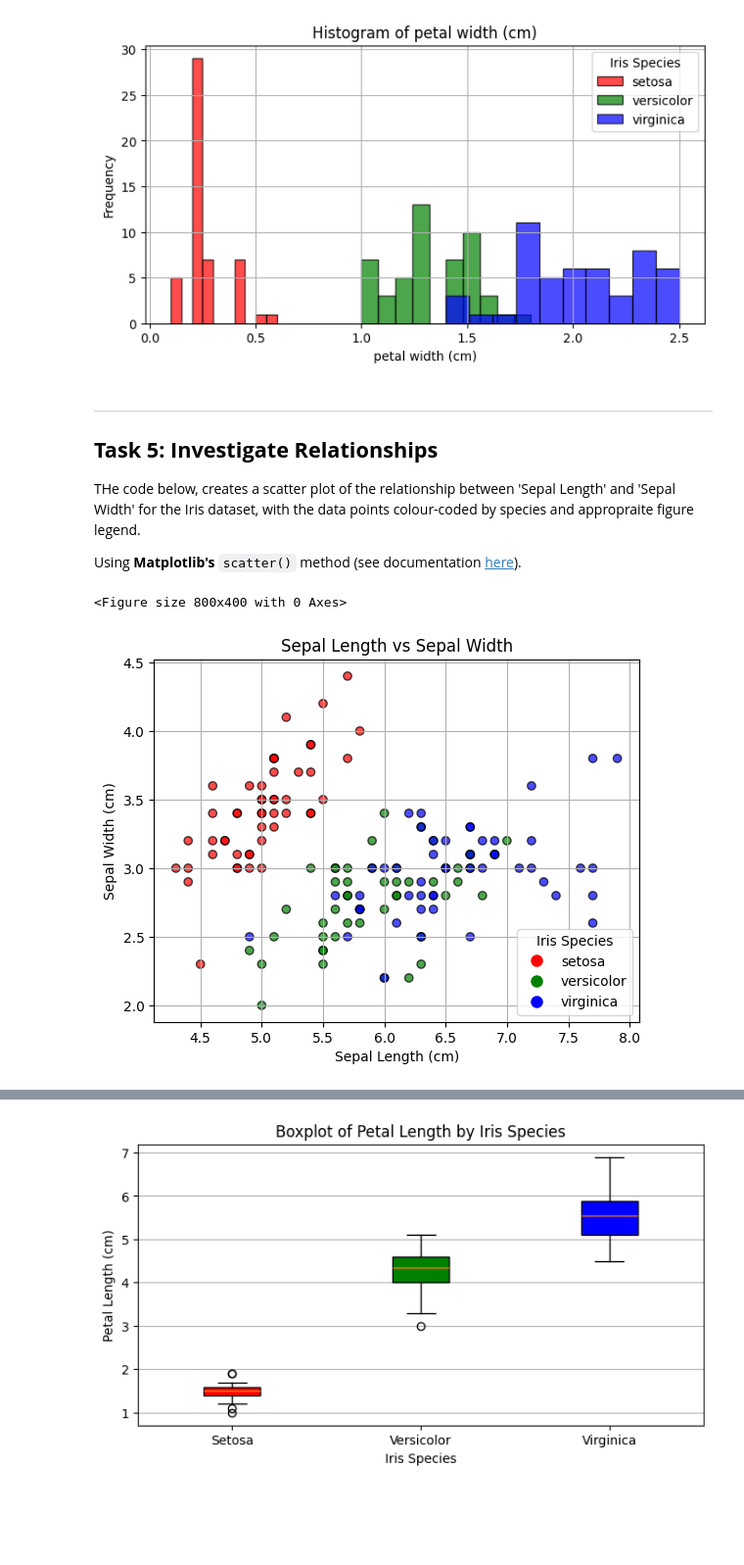
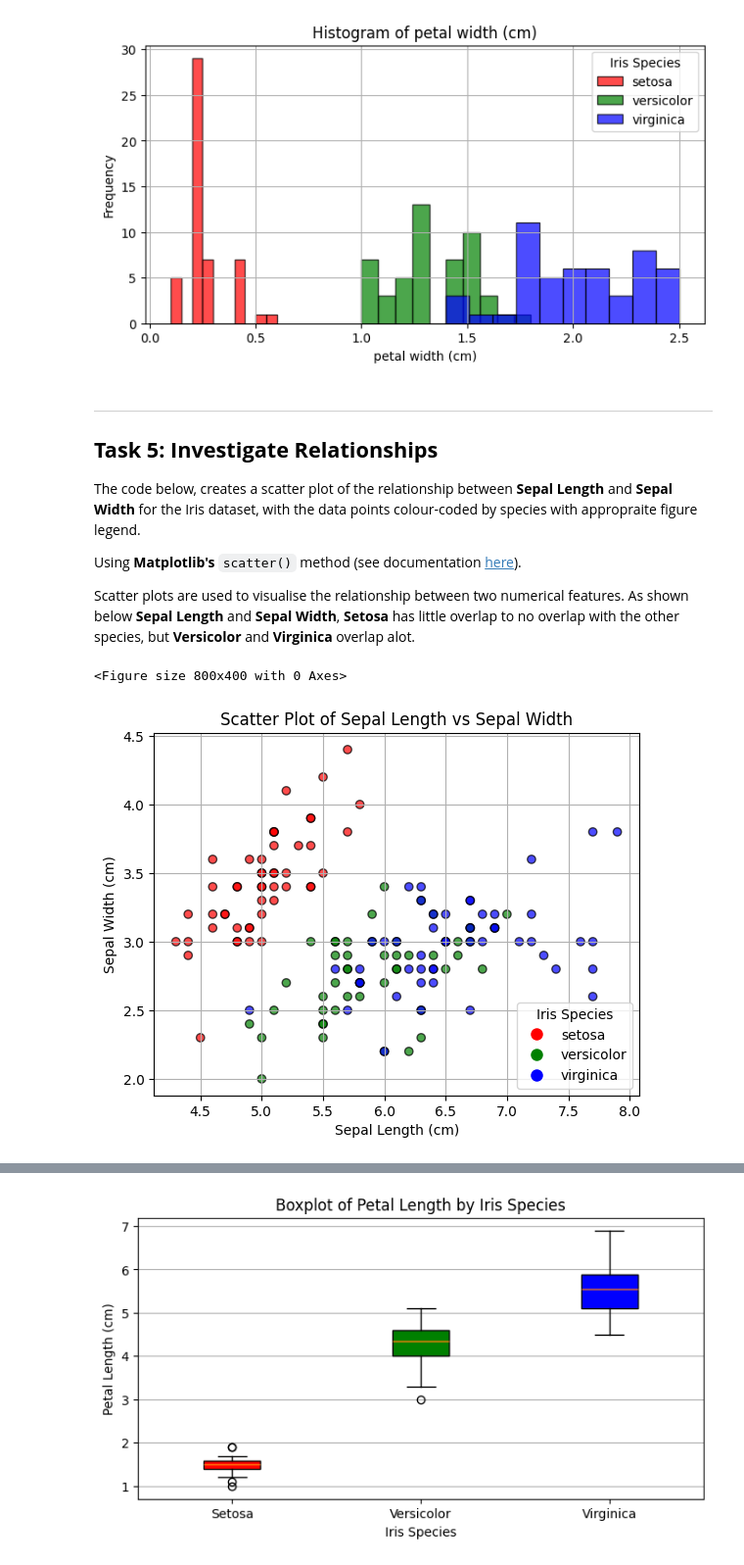
Before and after one commit to skerr17/principles_of_data_analytics, a Jupyter notebook: tasks.ipynb, the cells around one changed output, grey strips where cells are left out. Shown at 98% size. Saved outputs shown, nothing was run; the diff lists cells and outputs as text; code cells hidden in the pictures; blank space fills up the shorter version.

```diff
--- a/tasks.ipynb
+++ b/tasks.ipynb
@@ -350,9 +350,11 @@ for feature in features:
 ___
 ## **Task 5: Investigate Relationships**
 
-THe code below, creates a scatter plot of the relationship between 'Sepal Length' and 'Sepal Width' for the Iris dataset, with the data points colour-coded by species and appropraite figure legend.
+The code below, creates a scatter plot of the relationship between **Sepal Length** and **Sepal Width** for the Iris dataset, with the data points colour-coded by species with appropraite figure legend.
 
 Using **Matplotlib's** `scatter()` method (see documentation [here](https://matplotlib.org/stable/api/_as_gen/matplotlib.pyplot.scatter.html)).
+
+Scatter plots are used to visualise the relationship between two numerical features. As shown below **Sepal Length** and **Sepal Width**, **Setosa** has little overlap to no overlap with the other species, but **Versicolor** and **Virginica** overlap alot.
 # %%
 # Reference: https://matplotlib.org/stable/api/_as_gen/matplotlib.pyplot.scatter.html
 
@@ -362,32 +364,32 @@ plt.figure(figsize=(8, 4))  # Set the size of the figure
 # Scatter plot of sepal length vs sepal width
 fig, ax = plt.subplots()
 
 # Create the scatter plot
 scatter = ax.scatter(iris_dataframe['sepal length (cm)'], # x-axis
            iris_dataframe['sepal width (cm)'],  # y-axis
             c=iris_dataframe['species'].map(species_colours),  # Map species to colours
             edgecolor='k',  # Add edge color to points
             alpha=0.7,)  # Set transparency
 
 
 # Add labels and title
 plt.xlabel('Sepal Length (cm)')
 plt.ylabel('Sepal Width (cm)')
-plt.title('Sepal Length vs Sepal Width')
+plt.title('Scatter Plot of Sepal Length vs Sepal Width')
 
 # create the legend labels and handles
 legend_labels = species_colours.keys()
 legend_handles = [plt.Line2D([0], [0], marker='o', color='w', markerfacecolor=color, markersize=10, label=species)
                   for species, color in species_colours.items()]
 
 # create the legend labels and handles
 ax.legend(legend_handles, legend_labels, title='Iris Species', loc='lower right')
 
 # Show the plot
 plt.grid(True)
 plt.show()
 
 # Note had trouble with the legend not shwoing so added in a custom l;egend - Reference: https://how2matplotlib.com/custom-legends-with-matplotlib.html
 # %% [output]
 <Figure size 800x400 with 0 Axes>
-[figure, old version]
+[figure, new version]
```
Also changed, not shown: parts of 20 cells of this notebook.
